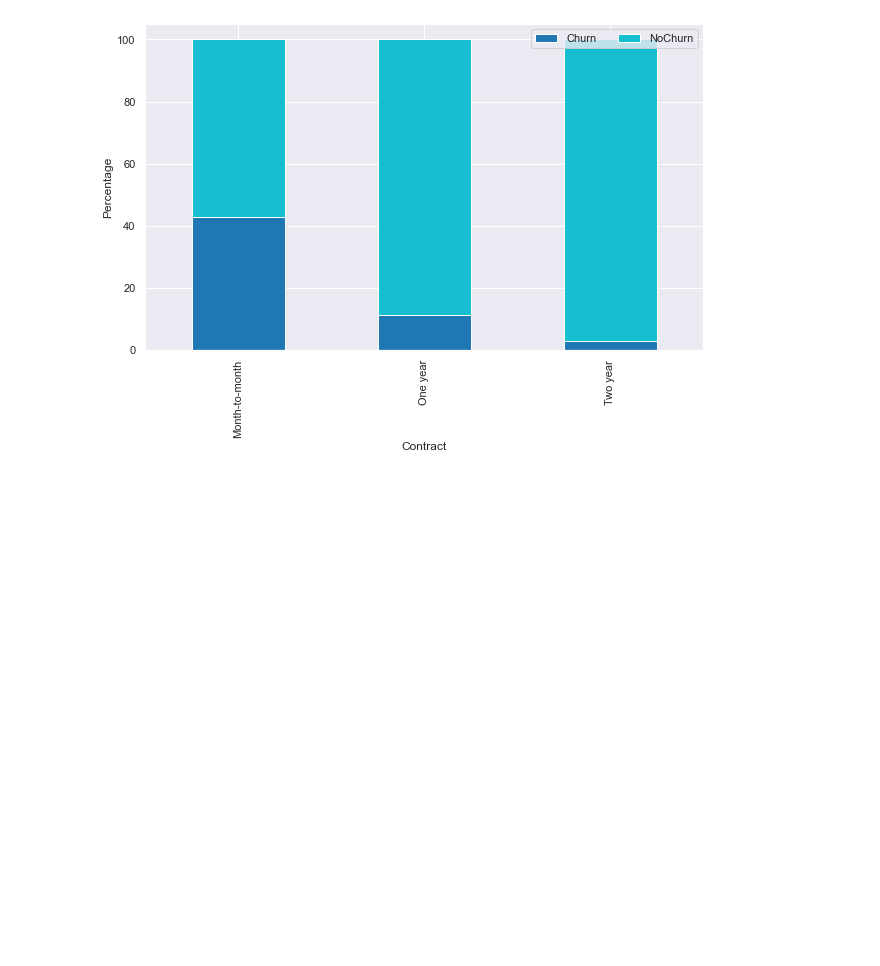
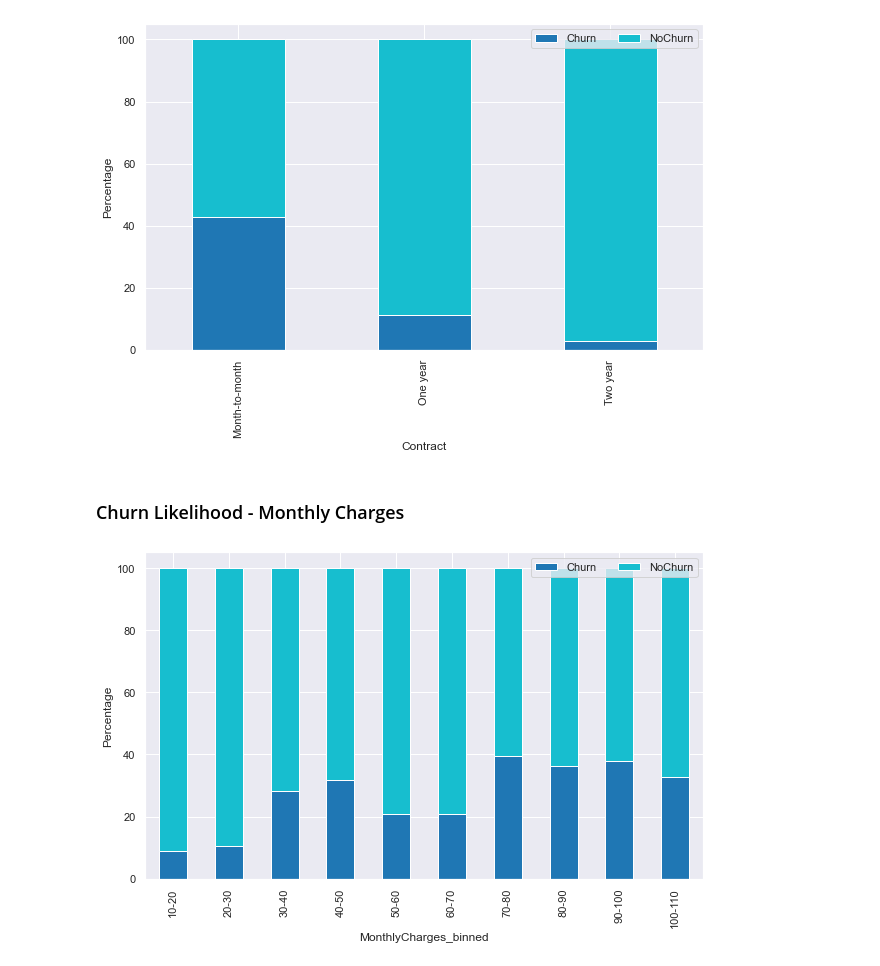
Before and after one commit to mhilmiasyrofi/CustomerChurnAnalytics, a Jupyter notebook: Analytics.ipynb, the cells around one changed output. Saved outputs shown, nothing was run; the diff lists cells and outputs as text; code cells hidden in the pictures; blank space fills up the shorter version.

Commit message:
feat(analyze): churn likelihood - monthly charges

```diff
--- a/Analytics.ipynb
+++ b/Analytics.ipynb
@@ -180,3 +180,35 @@ plt.ylabel("Percentage")
 plt.show()
 # %% [output]
 [figure]
+# %% [markdown]
+### Churn Likelihood - Monthly Charges
+# %%
+# https://www.analyticsvidhya.com/blog/2020/03/pivot-table-pandas-python/
+# https://stackoverflow.com/questions/45273731/binning-a-column-with-python-pandas
+
+bins = list(range(0, 12))
+bins = [10*x for x in bins]
+labels = []
+for i in range(len(bins)-1):
+    labels.append(f"{bins[i]}-{bins[i+1]}")
+
+df['MonthlyCharges_binned'] = pd.cut(
+    df['MonthlyCharges'], bins=bins, labels=labels)
+
+cross_tab_prop = pd.crosstab(index=df['MonthlyCharges_binned'],
+                             columns=df['churn'],
+                             normalize="index")
+
+cross_tab_prop *= 100
+
+
+cross_tab_prop.plot(kind='bar',
+                    stacked=True,
+                    colormap='tab10',
+                    figsize=(10, 6))
+
+plt.legend(loc="upper right", ncol=2)
+plt.ylabel("Percentage")
+plt.show()
+# %% [output]
+[figure, added]
```
